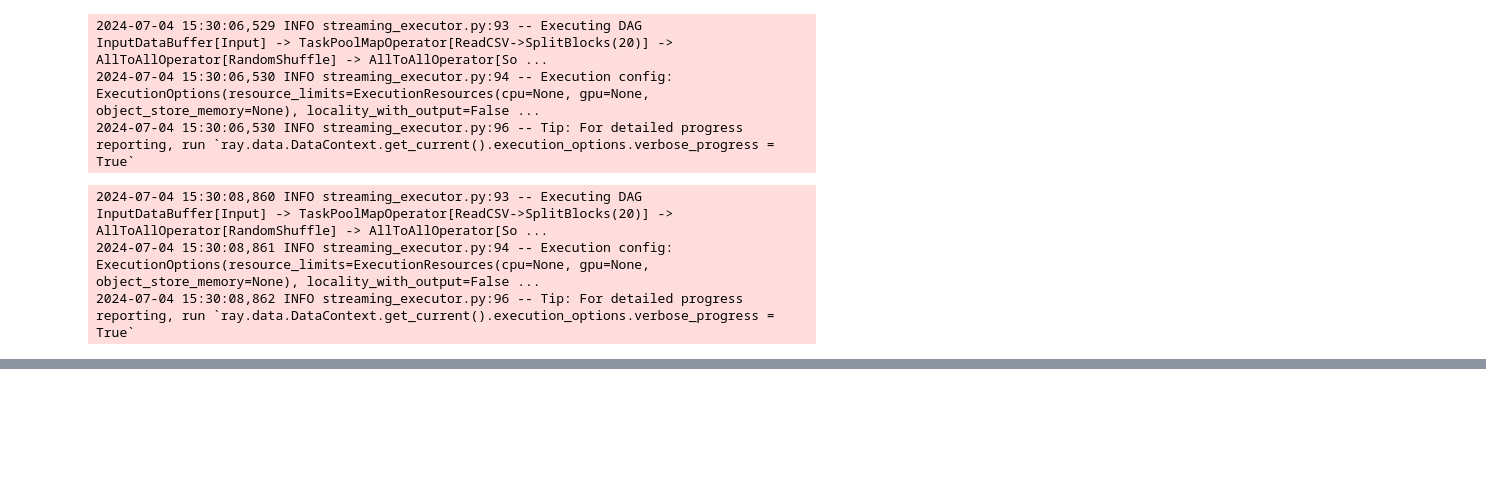
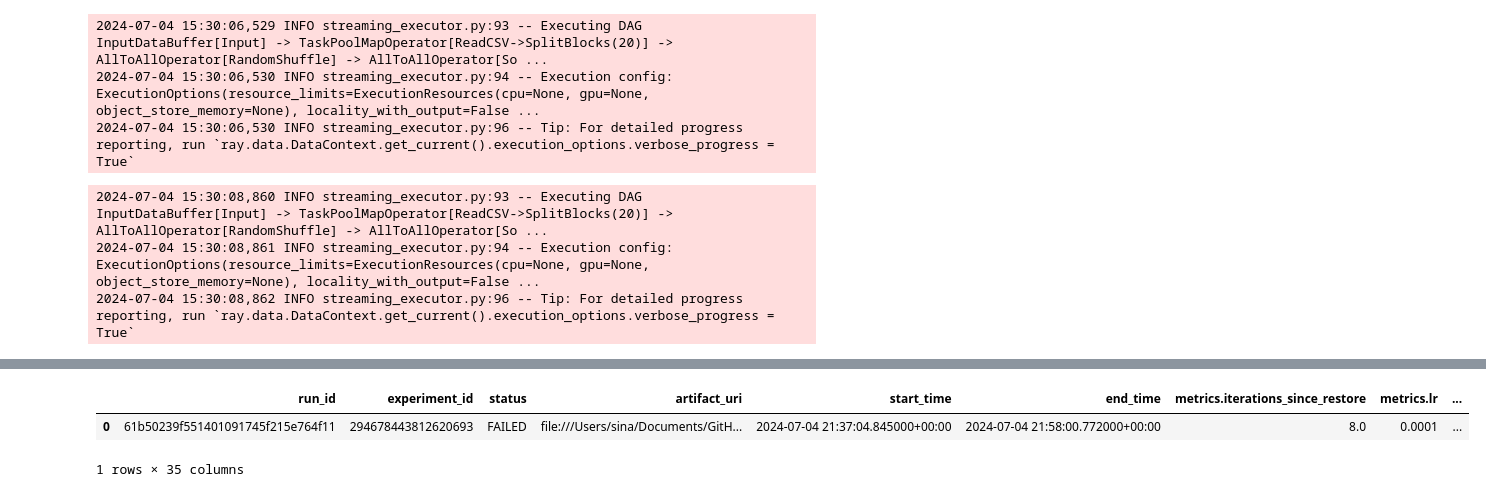
Before and after one commit to sinapordanesh/BERT_LLM_MLOps, a Jupyter notebook: notebooks/start.ipynb, the cells around one changed output, grey strips where cells are left out. Drawn from its saved outputs; the diff is of its cells as text; code cells hidden in the pictures; blank space fills up the shorter version.

```diff
--- a/notebooks/start.ipynb
+++ b/notebooks/start.ipynb
@@ -1127,0 +1176,8 @@ results = trainer.fit()
+# %%
+# Sorted runs
+sorted_runs = mlflow.search_runs(experiment_names=[experiment_name], order_by=["metrics.val_loss ASC"])
+sorted_runs
+# %% [output]
+|  | run_id | experiment_id | status | artifact_uri | start_time | end_time | metrics.iterations_since_restore | metrics.lr | ... |
+| 0 | 61b50239f551401091745f215e764f11 | 294678443812620693 | FAILED | file:///Users/sina/Documents/GitH... | 2024-07-04 21:37:04.845000+00:00 | 2024-07-04 21:58:00.772000+00:00 | 8.0 | 0.0001 | ... |
+1 rows × 35 columns
```
Also changed, not shown: parts of 4 cells of this notebook, 56 other files.
